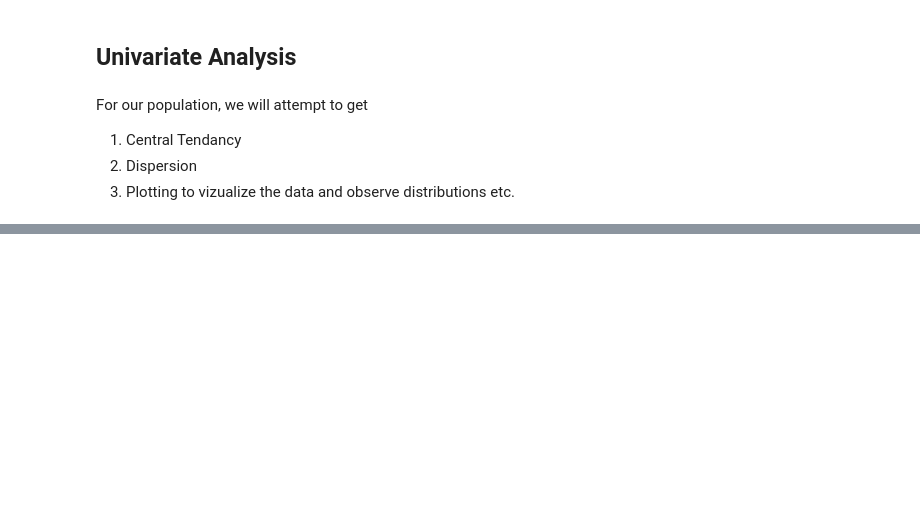
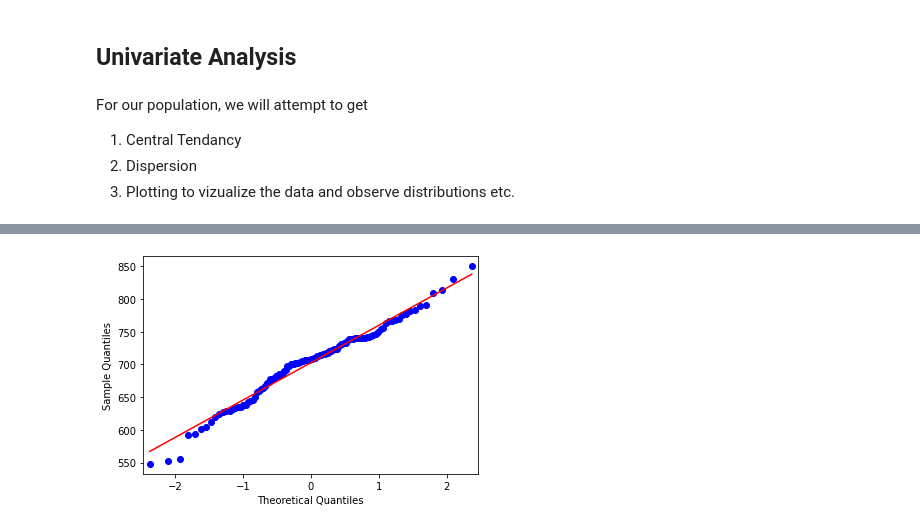
Before and after one commit to mbururyan/Autolib-Hypothesis-Testing, a Jupyter notebook: autolib.ipynb, the cells around one changed output, grey strips where cells are left out. Saved outputs shown, nothing was run; the diff lists cells and outputs as text; code cells hidden in the pictures; blank space fills up the shorter version.

```diff
--- a/autolib.ipynb
+++ b/autolib.ipynb
@@ -232,0 +326,9 @@ The population mean of Bluecars taken 75017 is 734.49
+# %%
+data_75017 = df_75017['bluecars_taken_sum']
+data_75020 = df_75020['bluecars_taken_sum']
+# %%
+# Distribution for Postal Code 75017
+qqplot(data_75017, line='s')
+plt.show()
+# %% [output]
+[figure, added]
```
Also changed, not shown: parts of 27 cells of this notebook.
